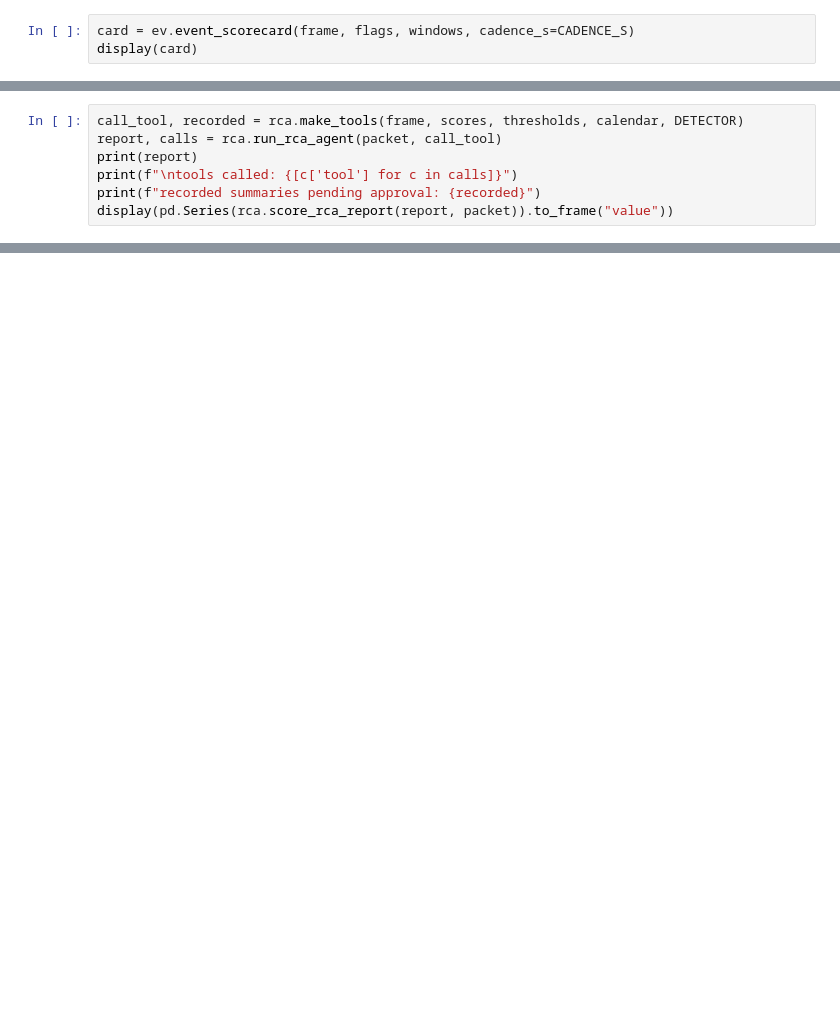
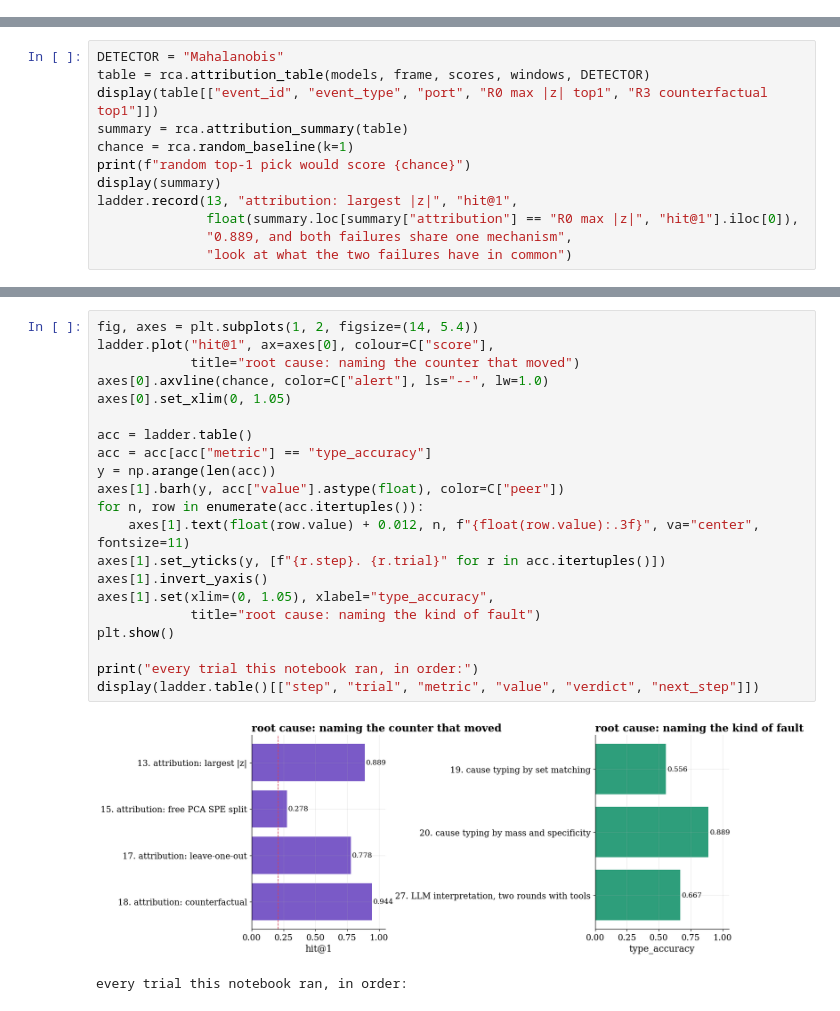
Before and after one commit to kevin880987/aiops-anomaly-zero-to-hero, a Jupyter notebook: labs/workshop/08_rca_capstone.ipynb, the cells around one changed output, grey strips where cells are left out. Saved outputs shown, nothing was run; the diff lists cells and outputs as text; blank space fills up the shorter version.

```diff
--- a/labs/workshop/08_rca_capstone.ipynb
+++ b/labs/workshop/08_rca_capstone.ipynb
@@ -195,3 +0,0 @@ fit 段估 profile、尺與模型，calibrate 段訂門檻，test 段留著給
-# %%
-card = ev.event_scorecard(frame, flags, windows, cadence_s=CADENCE_S)
-display(card)
@@ -665,7 +0,0 @@ print(json.dumps(packet, ensure_ascii=False, indent=2))
-# %%
-call_tool, recorded = rca.make_tools(frame, scores, thresholds, calendar, DETECTOR)
-report, calls = rca.run_rca_agent(packet, call_tool)
-print(report)
-print(f"\ntools called: {[c['tool'] for c in calls]}")
-print(f"recorded summaries pending approval: {recorded}")
-display(pd.Series(rca.score_rca_report(report, packet)).to_frame("value"))
@@ -799,0 +566,12 @@ p 值。門檻只要看過答案就會樂觀。
+# %%
+DETECTOR = "Mahalanobis"
+table = rca.attribution_table(models, frame, scores, windows, DETECTOR)
+display(table[["event_id", "event_type", "port", "R0 max |z| top1", "R3 counterfactual top1"]])
+summary = rca.attribution_summary(table)
+chance = rca.random_baseline(k=1)
+print(f"random top-1 pick would score {chance}")
+display(summary)
+ladder.record(13, "attribution: largest |z|", "hit@1",
+              float(summary.loc[summary["attribution"] == "R0 max |z|", "hit@1"].iloc[0]),
+              "0.889, and both failures share one mechanism",
+              "look at what the two failures have in common")
@@ -799,0 +1280,24 @@ p 值。門檻只要看過答案就會樂觀。
+# %%
+fig, axes = plt.subplots(1, 2, figsize=(14, 5.4))
+ladder.plot("hit@1", ax=axes[0], colour=C["score"],
+            title="root cause: naming the counter that moved")
+axes[0].axvline(chance, color=C["alert"], ls="--", lw=1.0)
+axes[0].set_xlim(0, 1.05)
+
+acc = ladder.table()
+acc = acc[acc["metric"] == "type_accuracy"]
+y = np.arange(len(acc))
+axes[1].barh(y, acc["value"].astype(float), color=C["peer"])
+for n, row in enumerate(acc.itertuples()):
+    axes[1].text(float(row.value) + 0.012, n, f"{float(row.value):.3f}", va="center", fontsize=11)
+axes[1].set_yticks(y, [f"{r.step}. {r.trial}" for r in acc.itertuples()])
+axes[1].invert_yaxis()
+axes[1].set(xlim=(0, 1.05), xlabel="type_accuracy",
+            title="root cause: naming the kind of fault")
+plt.show()
+
+print("every trial this notebook ran, in order:")
+display(ladder.table()[["step", "trial", "metric", "value", "verdict", "next_step"]])
+# %% [output]
+[figure, added]
+every trial this notebook ran, in order:
```
Also changed, not shown: parts of 92 cells of this notebook, 7 other files.
